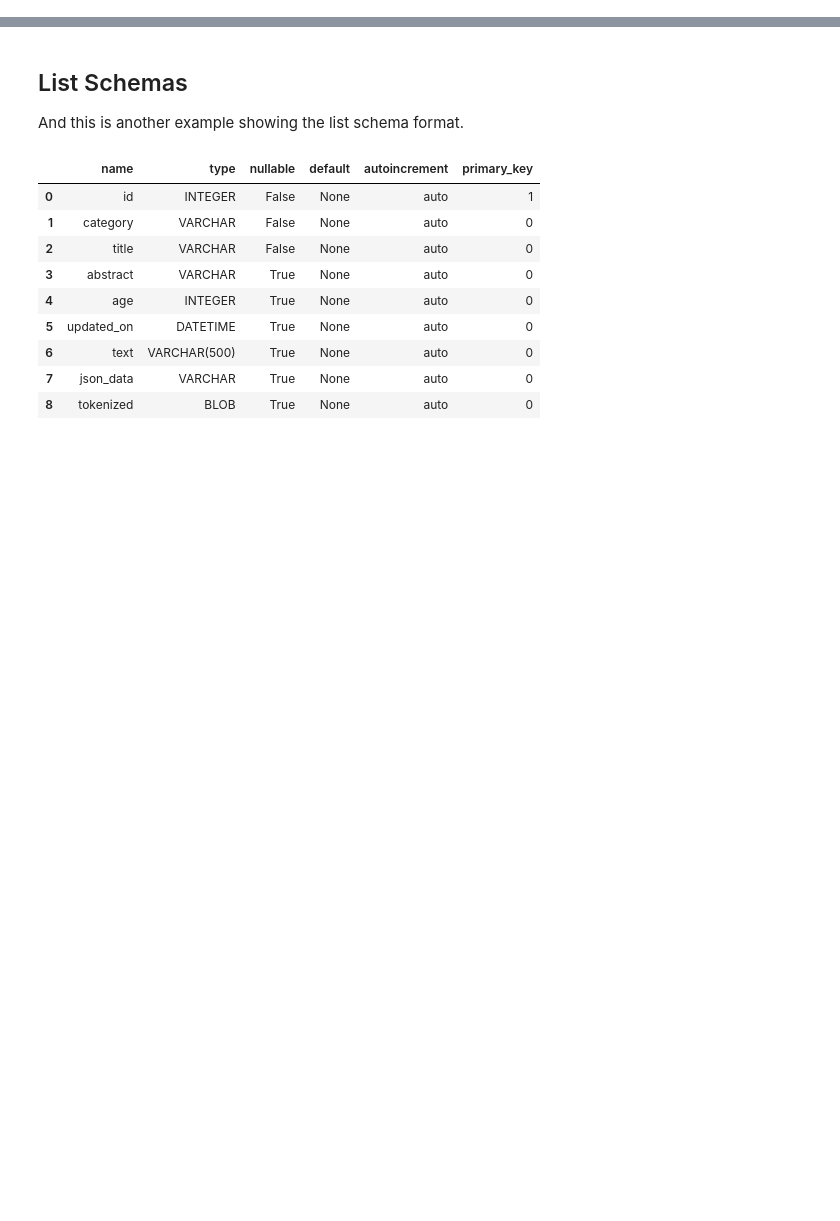
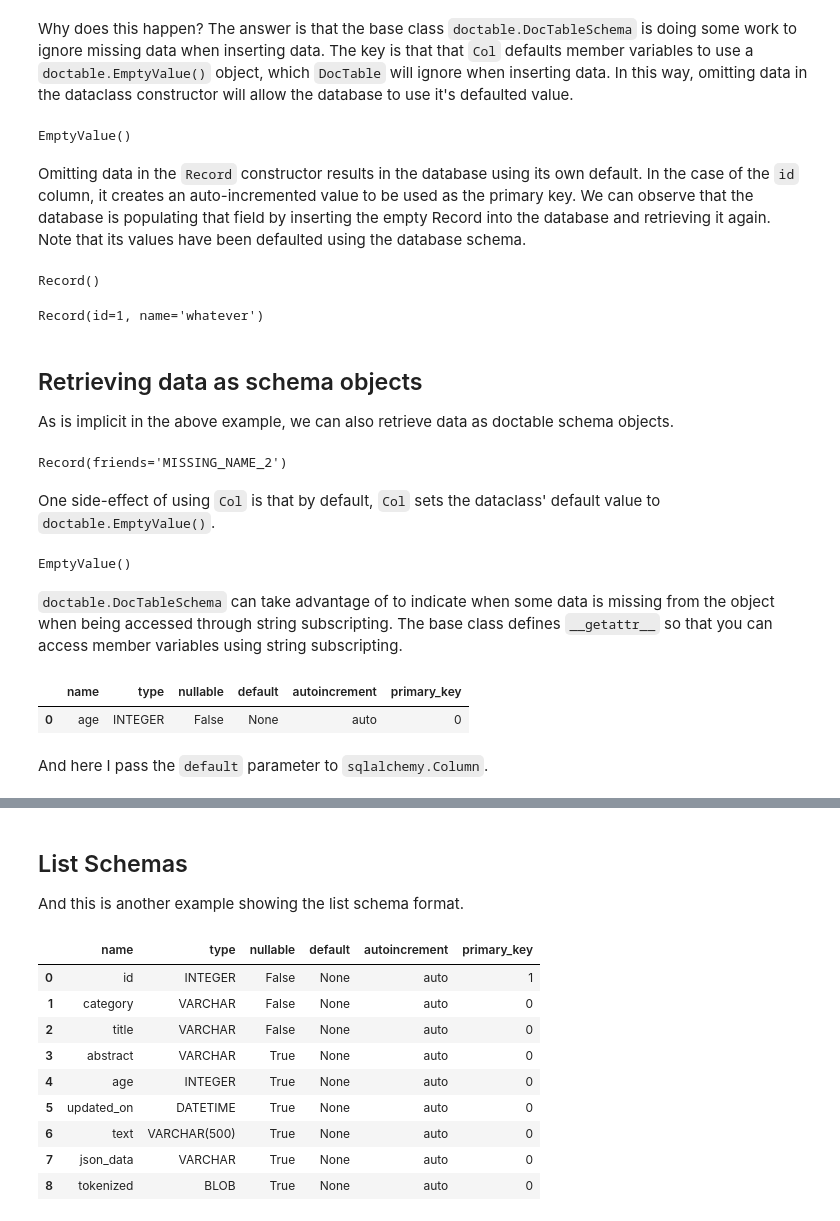
Before and after one commit to devincornell/doctable, a Jupyter notebook: examples/doctable_schema.ipynb, the cells around one changed output, grey strips where cells are left out. Drawn from its saved outputs; the diff is of its cells as text; code cells hidden in the pictures; blank space fills up the shorter version.

```diff
--- a/examples/doctable_schema.ipynb
+++ b/examples/doctable_schema.ipynb
@@ -31,0 +103,9 @@ The second is a string lookup that is provided for the list schema format. You c
+# %%
+@doctable.schema
+class Record:
+    __slots__ = []
+    name: str = doctable.Col()
+
+table = doctable.DocTable(target=':memory:', schema=Record, verbose=True)
+table.insert(Record())
+table.head()
@@ -31,0 +132,30 @@ The second is a string lookup that is provided for the list schema format. You c
+# %% [markdown]
+Why does this happen? The answer is that the base class `doctable.DocTableSchema` is doing some work to ignore missing data when inserting data. The key is that that `Col` defaults member variables to use a `doctable.EmptyValue()` object, which `DocTable` will ignore when inserting data. In this way, omitting data in the dataclass constructor will allow the database to use it's defaulted value.
+# %%
+r = Record()
+r.name
+# %% [output]
+EmptyValue()
+# %% [markdown]
+Omitting data in the `Record` constructor results in the database using its own default. In the case of the `id` column, it creates an auto-incremented value to be used as the primary key. We can observe that the database is populating that field by inserting the empty Record into the database and retrieving it again. Note that its values have been defaulted using the database schema.
+# %%
+@doctable.schema
+class Record:
+    __slots__ = []
+    id: int = doctable.Col(primary_key=True, autoincrement=True)
+    name: str = doctable.Col(default='whatever')
+
+table = doctable.DocTable(target=':memory:', schema=Record)
+
+r = Record()
+print(r)
+table.insert(r)
+
+table.select_first()
+# %% [output]
+Record()
+Record(id=1, name='whatever')
+# %% [markdown]
+## Retrieving data as schema objects
+
+As is implicit in the above example, we can also retrieve data as doctable schema objects.
@@ -31,0 +164,33 @@ The second is a string lookup that is provided for the list schema format. You c
+# %%
+@doctable.schema
+class Record:
+    __slots__ = []
+    friends: str = doctable.Col(default='MISSING_NAME_1', field_kwargs=dict(default='MISSING_NAME_2'))
+
+Record()
+# %% [output]
+Record(friends='MISSING_NAME_2')
+# %% [markdown]
+One side-effect of using `Col` is that by default, `Col` sets the dataclass' default value to `doctable.EmptyValue()`.
+# %%
+r = Record(id=1)
+r.age
+# %% [output]
+EmptyValue()
+# %% [markdown]
+
+
+`doctable.DocTableSchema` can take advantage of to indicate when some data is missing from the object when being accessed through string subscripting. The base class defines `__getattr__` so that you can access member variables using string subscripting.
+# %%
+@doctable.schema
+class Record:
+    __slots__ = []
+    age: int = doctable.Col(nullable=False)
+
+# the schema that would result from this dataclass:
+doctable.DocTable(target=':memory:', schema=Record).schema_table()
+# %% [output]
+|  | name | type | nullable | default | autoincrement | primary_key |
+| 0 | age | INTEGER | False | None | auto | 0 |
+# %% [markdown]
+And here I pass the `default` parameter to `sqlalchemy.Column`.
```
Also changed, not shown: parts of 29 cells of this notebook, 2 other files.
